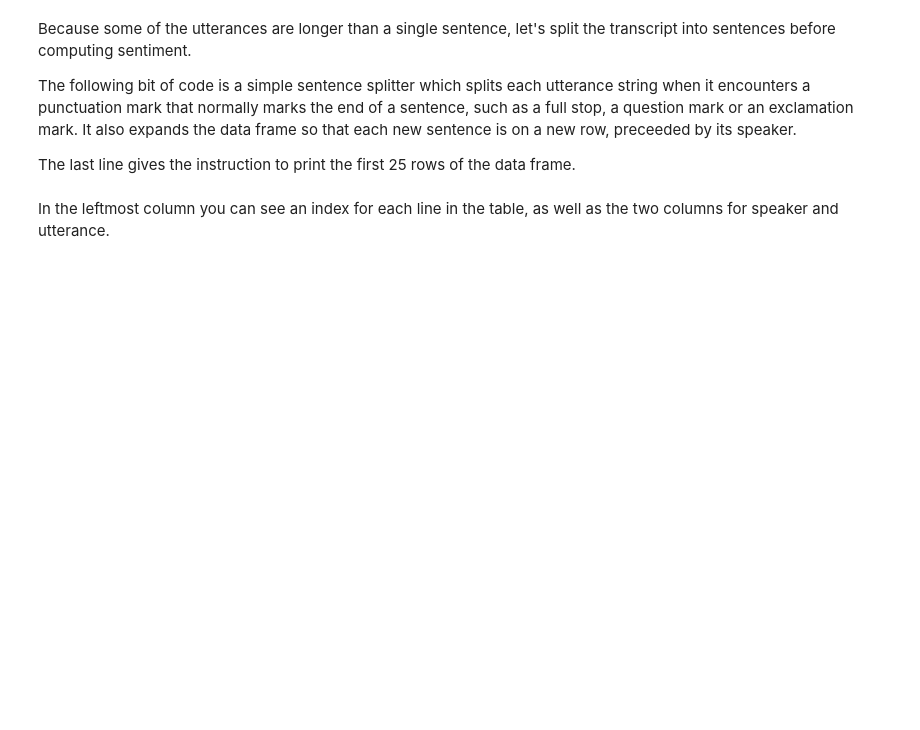
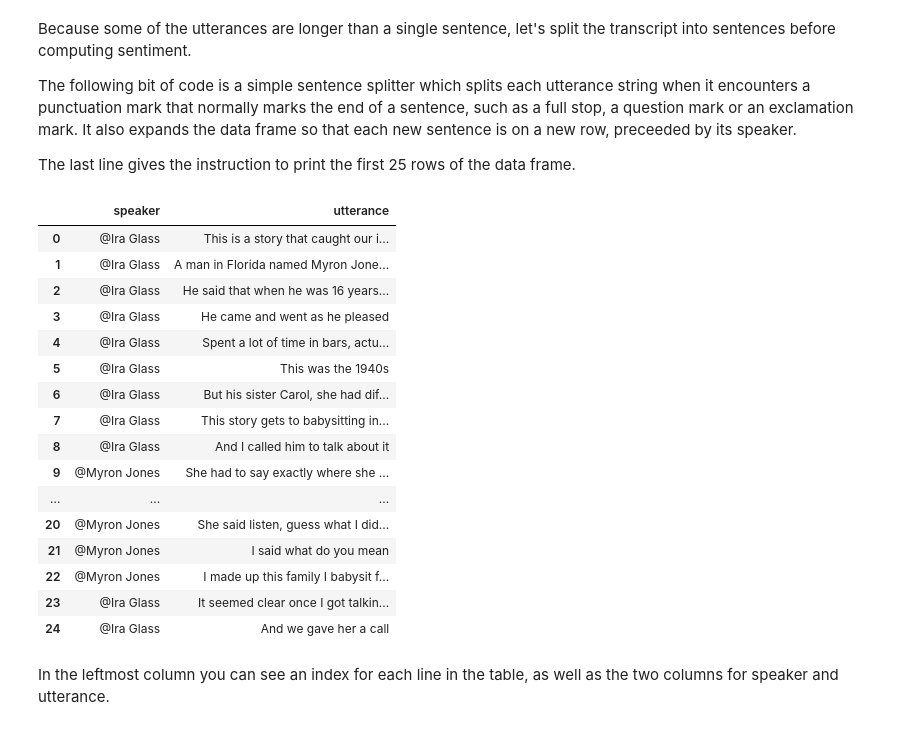
Before and after one commit to bea-alex/efi_narrative_and_computational_text_analysis, a Jupyter notebook: notebooks/Badge 2 - Sentiment Analysis.ipynb, the cells around one changed output. Saved outputs shown, nothing was run; the diff lists cells and outputs as text; code cells hidden in the pictures; blank space fills up the shorter version.

```diff
--- a/notebooks/Badge 2 - Sentiment Analysis.ipynb
+++ b/notebooks/Badge 2 - Sentiment Analysis.ipynb
@@ -166,15 +191,33 @@ The last line gives the instruction to print the first 25 rows of the data frame
 # %%
 s = (df.pop('utterance')
     .str.strip('.')
     .str.strip('?')
     .str.strip('!')
-    .str.split('[\.\?\!]\s+', expand=True)
+    .str.split('[\\.\\?\\!]\\s+', expand=True)
     .stack()
     .rename('utterance')
     .reset_index(level=1, drop=True))
 
 df = df.join(s).reset_index(drop=True)
 df.head(25)
+# %% [output]
+|  | speaker | utterance |
+| 0 | @Ira Glass | This is a story that caught our i... |
+| 1 | @Ira Glass | A man in Florida named Myron Jone... |
+| 2 | @Ira Glass | He said that when he was 16 years... |
+| 3 | @Ira Glass | He came and went as he pleased |
+| 4 | @Ira Glass | Spent a lot of time in bars, actu... |
+| 5 | @Ira Glass | This was the 1940s |
+| 6 | @Ira Glass | But his sister Carol, she had dif... |
+| 7 | @Ira Glass | This story gets to babysitting in... |
+| 8 | @Ira Glass | And I called him to talk about it |
+| 9 | @Myron Jones | She had to say exactly where she ... |
+| ... | ... | ... |
+| 20 | @Myron Jones | She said listen, guess what I did... |
+| 21 | @Myron Jones | I said what do you mean |
+| 22 | @Myron Jones | I made up this family I babysit f... |
+| 23 | @Ira Glass | It seemed clear once I got talkin... |
+| 24 | @Ira Glass | And we gave her a call |
 # %% [markdown]
 In the leftmost column you can see an index for each line in the table, as well as the two columns for speaker and utterance.
 # %%
```
Also changed, not shown: parts of 8 cells of this notebook.
